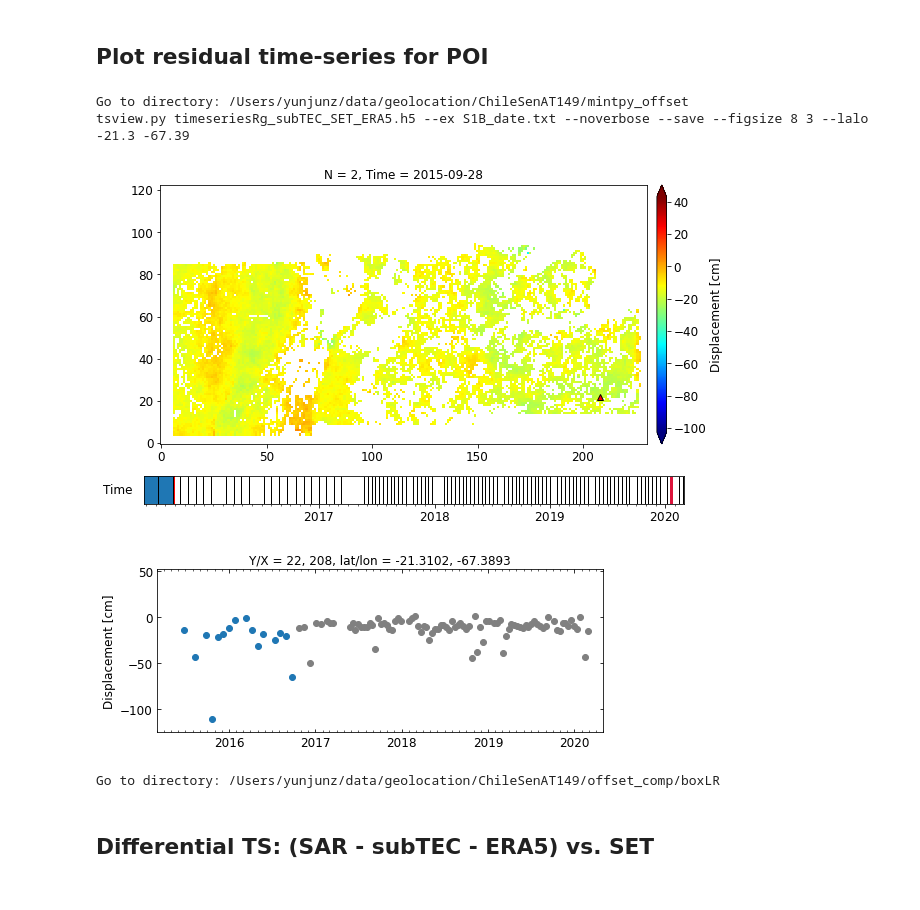
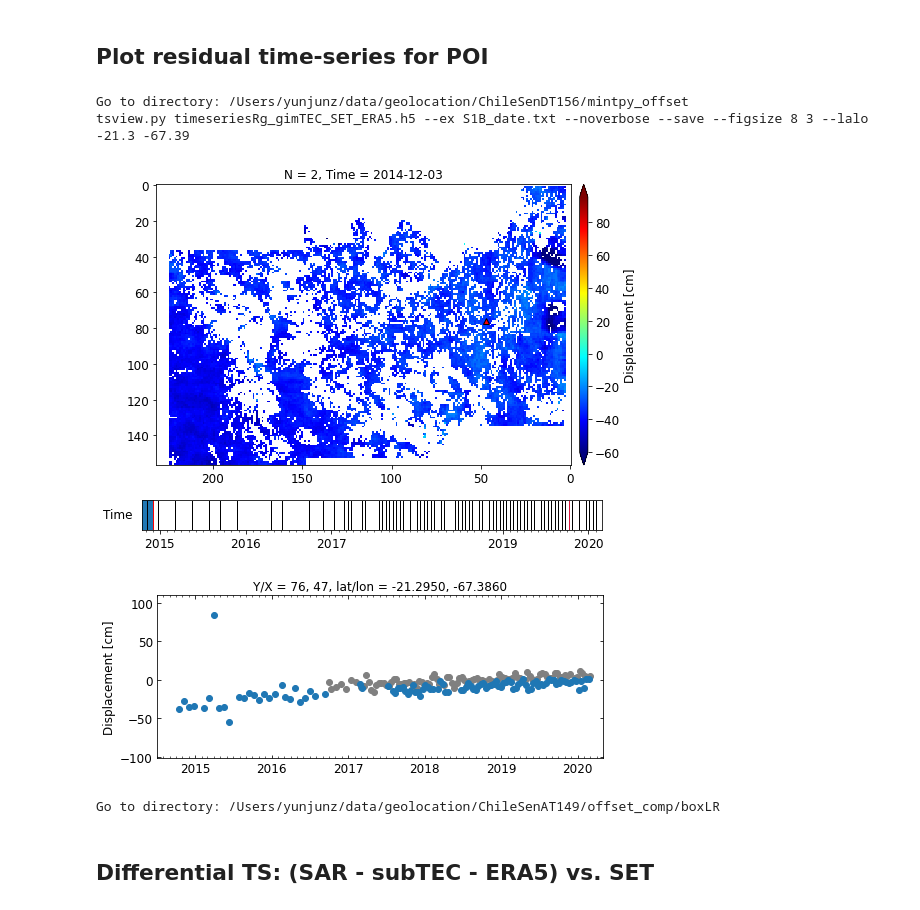
Before and after one commit to yunjunz/2022-Geolocation, a Jupyter notebook: offset_comp.ipynb, the cells around one changed output. Drawn from its saved outputs; the diff is of its cells as text; code cells hidden in the pictures.

```diff
--- a/offset_comp.ipynb
+++ b/offset_comp.ipynb
@@ -30,20 +30,24 @@ save = True
 win = 9  # size of the window of interest where the median offset is calculated
 lalo = [-21.29, -69.58]; box_suffix = 'boxCL'   # box in the center left with low  altitude; box = (10,  55,  20, 70) for SenAT149
 lalo = [-21.30, -67.39]; box_suffix = 'boxLR'   # box in the lower right with high altitude; box = (200, 15, 215, 30) for SenAT149
+lalo = None; box_suffix = None
 
 # dir
 proj_dir = os.path.expanduser('~/data/geolocation/ChileSenAT149')
 #proj_dir = os.path.expanduser('~/data/geolocation/ChileSenDT156')
+proj_dir = os.path.expanduser('~/data/geolocation/KyushuAlos2DT23')
 proj_name = os.path.basename(proj_dir)
 
-work_dir = os.path.join(proj_dir, 'offset_comp', box_suffix)
+work_dir = os.path.join(proj_dir, 'offset_comp')
+if box_suffix is not None:
+    work_dir = os.path.join(work_dir, box_suffix)
 os.chdir(work_dir)
 print('Go to directory', work_dir)
 
 # matplotlib setup
 plt.rcParams.update({'font.size': 12})
-if proj_name == 'ChileSenAT149':
+if proj_name == 'ChileSenDT156':
+    plt.rcParams.update({'lines.linewidth': 1.5})
+else:
     plt.rcParams.update({'lines.linewidth': 3.0})
-else:
-    plt.rcParams.update({'lines.linewidth': 1.5})
 # %% [output]
@@ -372,25 +396,25 @@ Go to directory: /Users/yunjunz/data/geolocation/ChileSenAT149/offset_comp/boxLR
 # %% [markdown]
 ## Plot residual time-series for POI
 # %%
-proj_dir = os.path.expanduser('~/data/geolocation/ChileSenAT149')
-#proj_dir = os.path.expanduser('~/data/geolocation/ChileSenDT156')
+#proj_dir = os.path.expanduser('~/data/geolocation/ChileSenAT149')
+proj_dir = os.path.expanduser('~/data/geolocation/ChileSenDT156')
 proj_name = os.path.basename(proj_dir)
 os.chdir(os.path.join(proj_dir, 'mintpy_offset'));  print('Go to directory:', os.path.join(proj_dir, 'mintpy_offset'))
 
 if proj_name == 'ChileSenAT149':
     ts_file = 'timeseriesRg_subTEC_SET_ERA5.h5'
 elif proj_name == 'ChileSenDT156':
     ts_file = 'timeseriesRg_gimTEC_SET_ERA5.h5'
 
 iargs = [ts_file, '--ex', 'S1B_date.txt', '--noverbose', '--save', '--figsize', '8', '3', '--lalo', str(lalo[0]), str(lalo[1])]
 tsview.main(iargs)
 
 os.chdir(work_dir);  print('Go to directory:', work_dir)
 # %% [output]
-Go to directory: /Users/yunjunz/data/geolocation/ChileSenAT149/mintpy_offset
-tsview.py timeseriesRg_subTEC_SET_ERA5.h5 --ex S1B_date.txt --noverbose --save --figsize 8 3 --lalo -21.3 -67.39
+Go to directory: /Users/yunjunz/data/geolocation/ChileSenDT156/mintpy_offset
+tsview.py timeseriesRg_gimTEC_SET_ERA5.h5 --ex S1B_date.txt --noverbose --save --figsize 8 3 --lalo -21.3 -67.39
-[figure, old version]
+[figure, new version]
-[figure, old version]
+[figure, new version]
 Go to directory: /Users/yunjunz/data/geolocation/ChileSenAT149/offset_comp/boxLR
 # %% [markdown]
 ## Differential TS: (SAR - subTEC - ERA5) vs. SET
```
Also changed, not shown: parts of 6 cells of this notebook.
